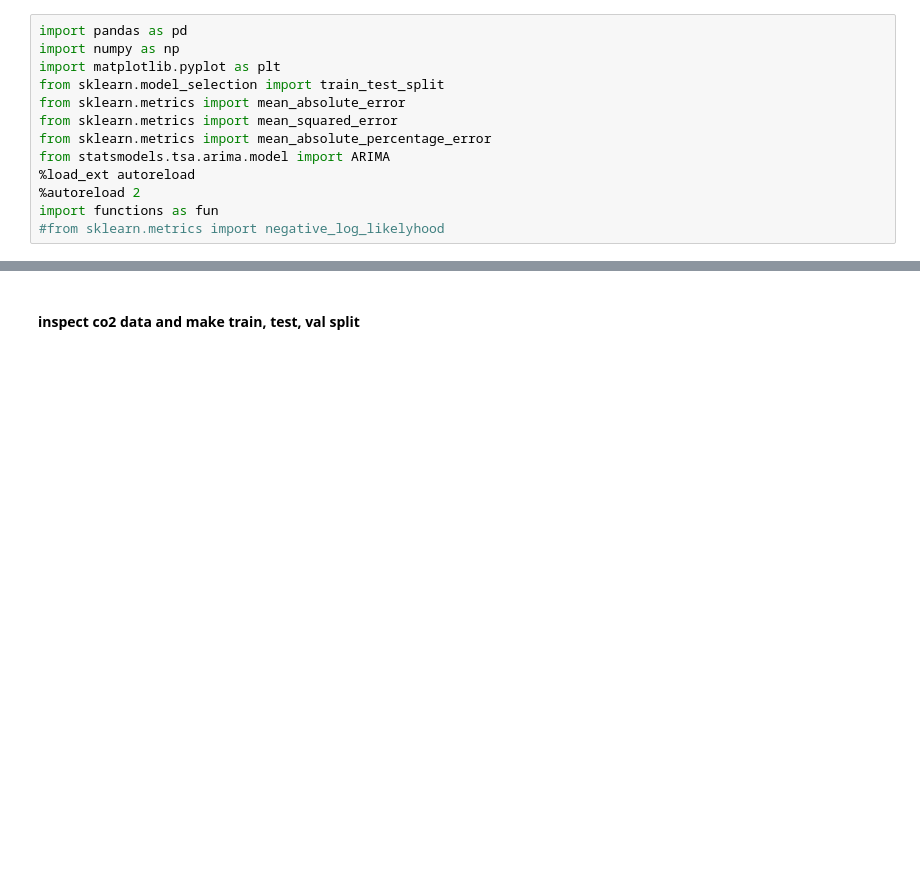
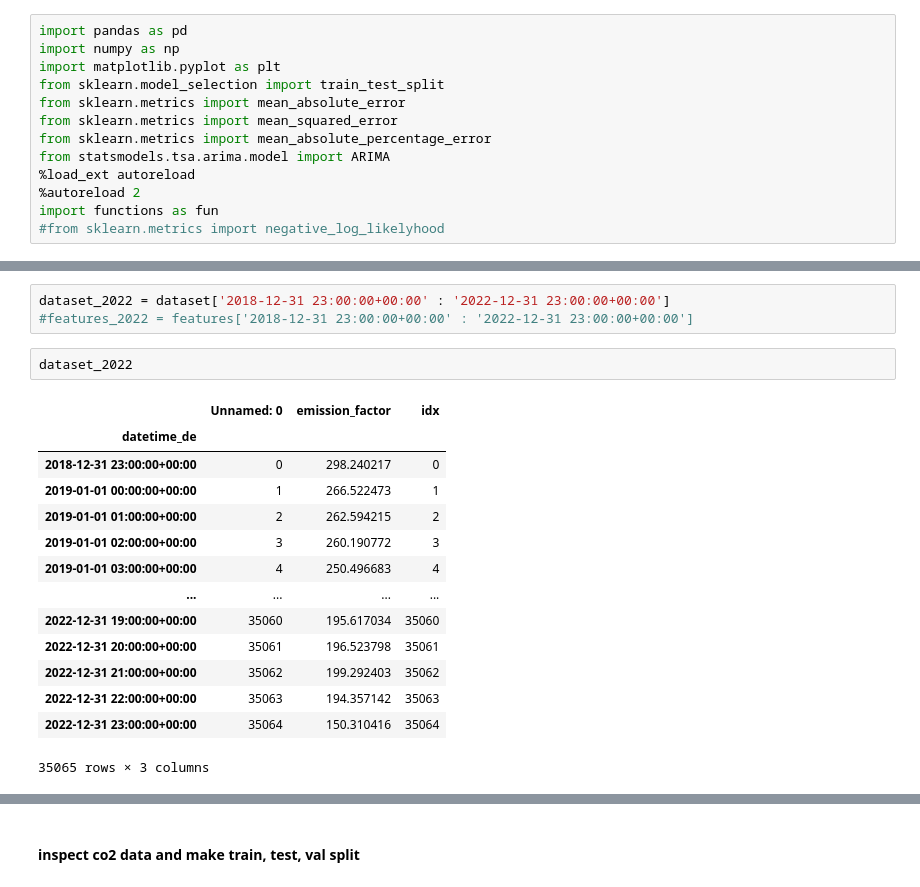
Before and after one commit to arianbajrami/Maser-Thesis-Comparison-of-Statistical-and-Deep-Learning-Forecasting-Models-Based-on-a-Use-Case-in-, a Jupyter notebook: statistical_models/Benchmarks_Exp_smoothing.ipynb, the cells around one changed output, grey strips where cells are left out. Drawn from its saved outputs; the diff is of its cells as text; blank space fills up the shorter version.

```diff
--- a/statistical_models/Benchmarks_Exp_smoothing.ipynb
+++ b/statistical_models/Benchmarks_Exp_smoothing.ipynb
@@ -31,2 +64,22 @@ dataset.head()
+# %%
+dataset_2022 = dataset['2018-12-31 23:00:00+00:00' : '2022-12-31 23:00:00+00:00']
+#features_2022 = features['2018-12-31 23:00:00+00:00' : '2022-12-31 23:00:00+00:00']
+# %%
+dataset_2022
+# %% [output]
+|  | Unnamed: 0 | emission_factor | idx |
+| datetime_de |  |  |  |
+| 2018-12-31 23:00:00+00:00 | 0 | 298.240217 | 0 |
+| 2019-01-01 00:00:00+00:00 | 1 | 266.522473 | 1 |
+| 2019-01-01 01:00:00+00:00 | 2 | 262.594215 | 2 |
+| 2019-01-01 02:00:00+00:00 | 3 | 260.190772 | 3 |
+| 2019-01-01 03:00:00+00:00 | 4 | 250.496683 | 4 |
+| ... | ... | ... | ... |
+| 2022-12-31 19:00:00+00:00 | 35060 | 195.617034 | 35060 |
+| 2022-12-31 20:00:00+00:00 | 35061 | 196.523798 | 35061 |
+| 2022-12-31 21:00:00+00:00 | 35062 | 199.292403 | 35062 |
+| 2022-12-31 22:00:00+00:00 | 35063 | 194.357142 | 35063 |
+| 2022-12-31 23:00:00+00:00 | 35064 | 150.310416 | 35064 |
+35065 rows × 3 columns
 # %%
 date =pd.to_datetime(features.datetime_de)
```
Also changed, not shown: parts of 22 cells of this notebook, 3 other files.
